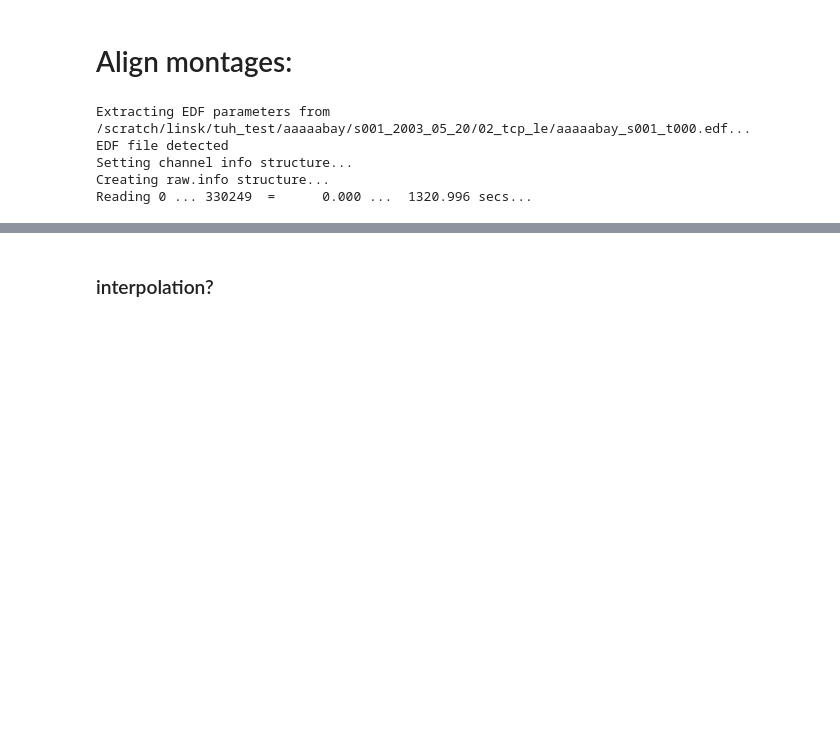
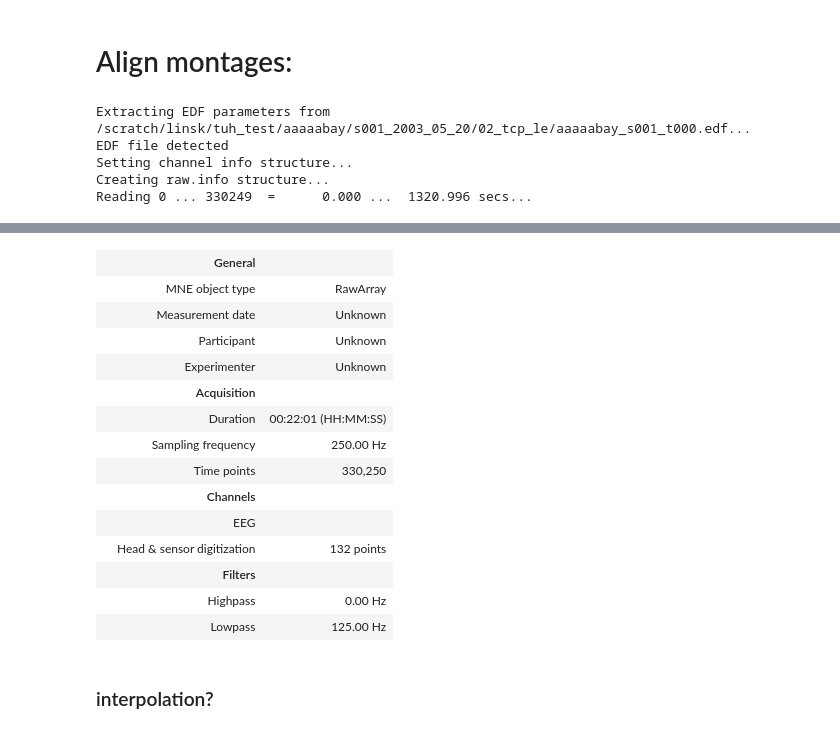
Before and after one commit to gjoelbye/SPEED, a Jupyter notebook: notebooks/hbn.ipynb, the cells around one changed output, grey strips where cells are left out. Saved outputs shown, nothing was run; the diff lists cells and outputs as text; code cells hidden in the pictures; blank space fills up the shorter version.

Commit message:
hbn_montage interpolate_to_hbn

```diff
--- a/notebooks/hbn.ipynb
+++ b/notebooks/hbn.ipynb
@@ -181,0 +193,12 @@ PreprocessMethods.set_montage(raw_tuh, montage_tuh);
+# %%
+montage_hbn2 = mne.channels.read_dig_fif('montage-hbn-dig.fif')
+raw_hbn.set_montage(montage_hbn2)
+
+raw_path_tuh = "/scratch/linsk/tuh_test/aaaaabay/s001_2003_05_20/02_tcp_le/aaaaabay_s001_t000.edf"
+raw_tuh = mne.io.read_raw_edf(raw_path_tuh, preload=True)
+montage_tuh = make_tuh_montage()
+PreprocessMethods.to_standard_names(raw_tuh)
+PreprocessMethods.set_montage(raw_tuh, montage_tuh)
+
+
+raw = raw_tuh.interpolate_to(sensors=montage_hbn2, method='spline')
@@ -182,3 +215,21 @@ PreprocessMethods.set_montage(raw_tuh, montage_tuh);
+# %%
+raw
+# %% [output]
+|  | General |  |
+|  | MNE object type | RawArray |
+|  | Measurement date | Unknown |
+|  | Participant | Unknown |
+|  | Experimenter | Unknown |
+|  | Acquisition |  |
+|  | Duration | 00:22:01 (HH:MM:SS) |
+|  | Sampling frequency | 250.00 Hz |
+|  | Time points | 330,250 |
+|  | Channels |  |
+|  | EEG |  |
+|  | Head & sensor digitization | 132 points |
+|  | Filters |  |
+|  | Highpass | 0.00 Hz |
+|  | Lowpass | 125.00 Hz |
 # %% [markdown]
 ### interpolation?
 # %%
```
Also changed, not shown: parts of 8 cells of this notebook, 2 other files.
